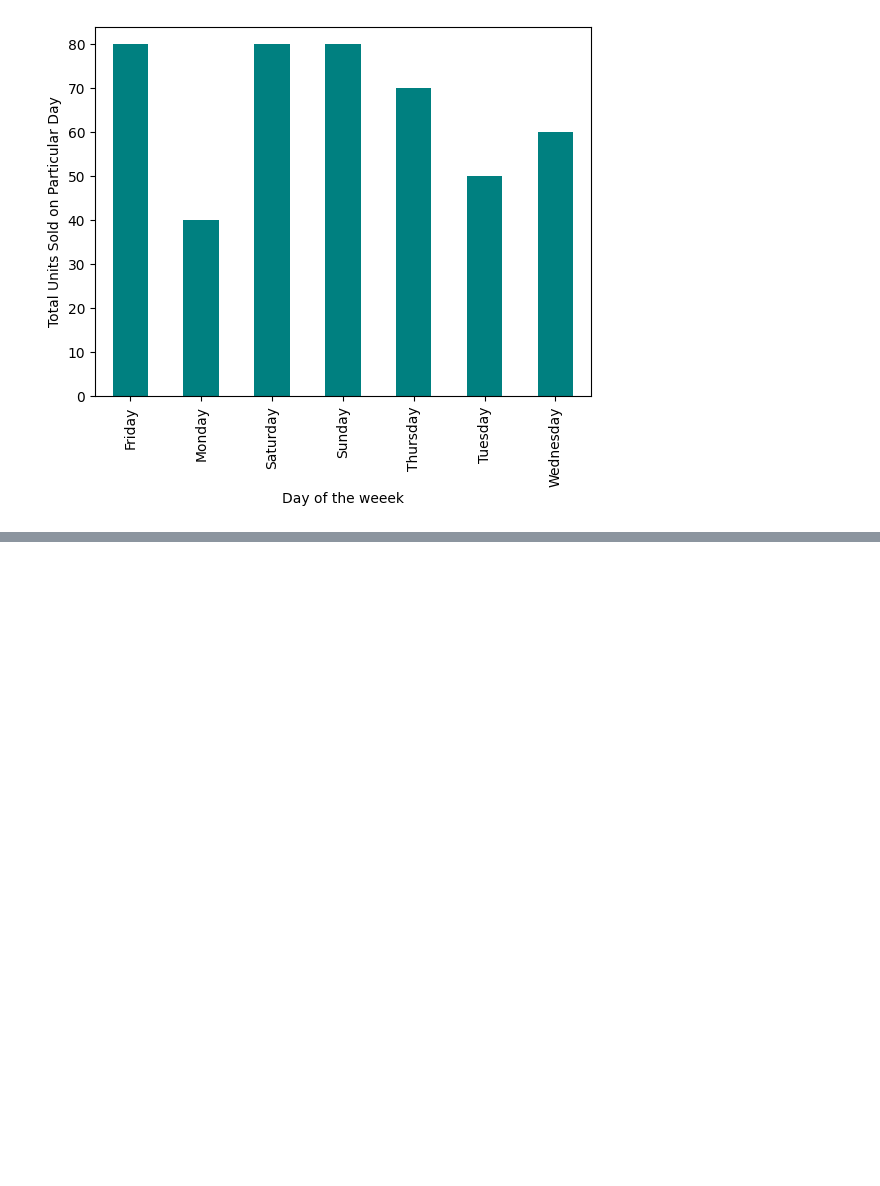
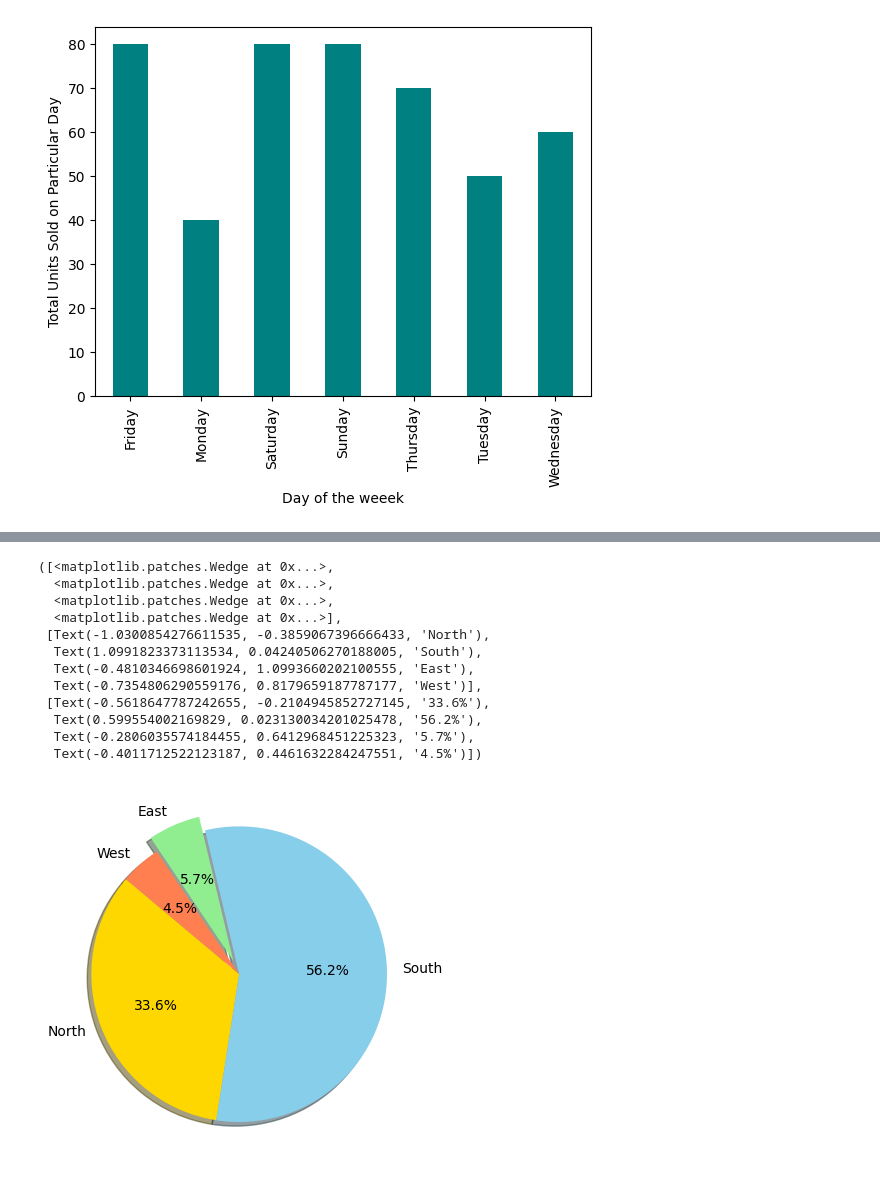
Before and after one commit to Saicharanraju0099/data-science, a Jupyter notebook: 10 - DATA ANALYSIS WITH PYTHON/10.5 - Matplotlib.ipynb, the cells around one changed output, grey strips where cells are left out. Saved outputs shown, nothing was run; the diff lists cells and outputs as text; code cells hidden in the pictures; blank space fills up the shorter version.

Commit message:
Matplotlib Updated

```diff
--- a/10 - DATA ANALYSIS WITH PYTHON/10.5 - Matplotlib.ipynb
+++ b/10 - DATA ANALYSIS WITH PYTHON/10.5 - Matplotlib.ipynb
@@ -129,0 +144,19 @@ Text(0, 0.5, 'Total Units Sold on Particular Day')
+# %%
+regions = ['North', 'South', 'East', 'West']
+Revenue = [344463,575457,58545,45745]
+explode = (0,0,0.1,0)
+plt.pie(Revenue, labels=regions, autopct='%1.1f%%', startangle=140,explode=explode,colors = ['gold','skyblue','lightgreen','coral'],shadow=True)
+# %% [output]
+([<matplotlib.patches.Wedge at 0x...>,
+  <matplotlib.patches.Wedge at 0x...>,
+  <matplotlib.patches.Wedge at 0x...>,
+  <matplotlib.patches.Wedge at 0x...>],
+ [Text(-1.0300854276611535, -0.3859067396666433, 'North'),
+  Text(1.0991823373113534, 0.04240506270188005, 'South'),
+  Text(-0.4810346698601924, 1.0993660202100555, 'East'),
+  Text(-0.7354806290559176, 0.8179659187787177, 'West')],
+ [Text(-0.5618647787242655, -0.2104945852727145, '33.6%'),
+  Text(0.599554002169829, 0.023130034201025478, '56.2%'),
+  Text(-0.2806035574184455, 0.6412968451225323, '5.7%'),
+  Text(-0.4011712522123187, 0.4461632284247551, '4.5%')])
+[figure, added]
```
Also changed, not shown: parts of 5 cells of this notebook, 1 other file.
